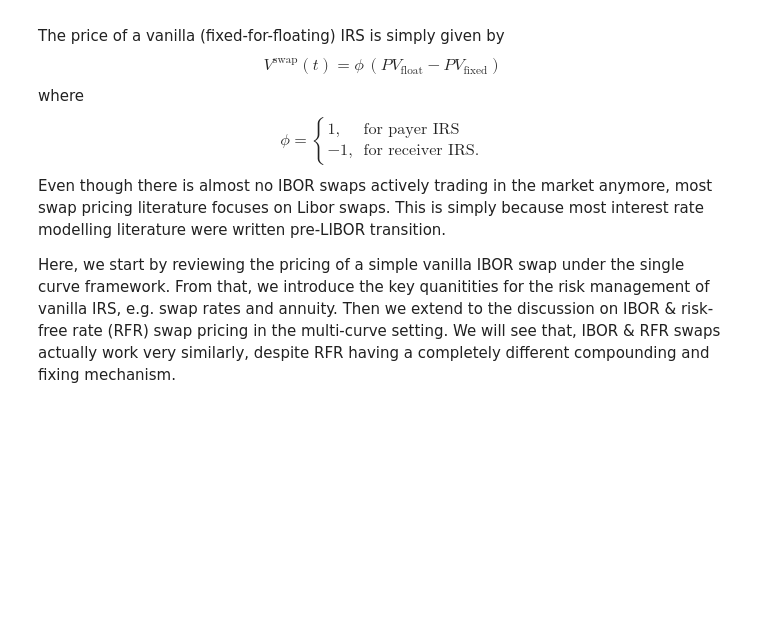
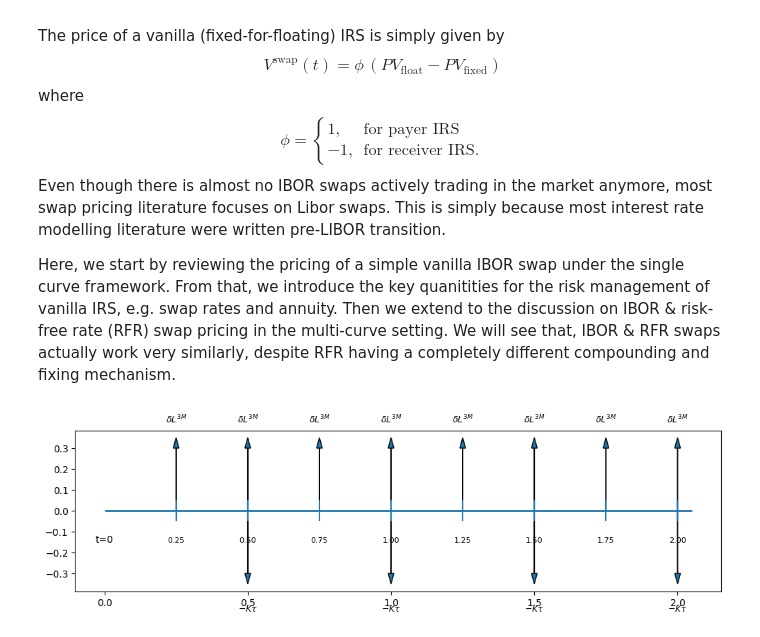
Before and after one commit to NoeticAcademy/theoria, a Jupyter notebook: notebooks/finance/interest_rate/__intermediate__interest_rate_swaps.ipynb, the cells around one changed output. Saved outputs shown, nothing was run; the diff lists cells and outputs as text; code cells hidden in the pictures; blank space fills up the shorter version.

```diff
--- a/notebooks/finance/interest_rate/__intermediate__interest_rate_swaps.ipynb
+++ b/notebooks/finance/interest_rate/__intermediate__interest_rate_swaps.ipynb
@@ -20,6 +20,35 @@ $$
 Even though there is almost no IBOR swaps actively trading in the market anymore, most swap pricing literature focuses on Libor swaps. This is simply because most interest rate modelling literature were written pre-LIBOR transition.
 
 Here, we start by reviewing the pricing of a simple vanilla IBOR swap under the single curve framework. From that, we introduce the key quanitities for the risk management of vanilla IRS, e.g. swap rates and annuity. Then we extend to the discussion on IBOR & risk-free rate (RFR) swap pricing in the multi-curve setting. We will see that, IBOR & RFR swaps actually work very similarly, despite RFR having a completely different compounding and fixing mechanism.
+# %%
+import matplotlib.pyplot as plt
+
+# Payment dates
+float_dates = [0.25 * i for i in range(1, 9)]   # Quarterly (3M)
+fixed_dates = [0.5 * i for i in range(1, 5)]    # Semi-annual
+
+fig, ax = plt.subplots(figsize=(12, 3))
+
+# Timeline
+ax.hlines(0, 0, 2.05, linewidth=2)
+ax.text(0, -0.15, "t=0", ha='center')
+
+# Floating leg cashflows (above timeline)
+for t in float_dates:
+    ax.arrow(t, 0, 0, 0.35, head_width=0.02, head_length=0.05, length_includes_head=True)
+    ax.text(t, 0.42, r"$\delta L^{3M}$", ha='center', fontsize=9)
+
+# Fixed leg cashflows (below timeline)
+for t in fixed_dates:
+    ax.arrow(t, 0, 0, -0.35, head_width=0.02, head_length=0.05, length_includes_head=True)
+    ax.text(t, -0.48, r"$-K\tau$", ha='center', fontsize=9)
+
+# Mark dates
+for t in sorted(set(float_dates + fixed_dates)):
+    ax.vlines(t, -0.05, 0.05)
+    ax.text(t, -0.15, f"{t:.2f}", ha='center', fontsize=8)
+# %% [output]
+[figure, added]
 # %% [markdown]
 ## IBOR swap pricing
 
```
Also changed, not shown: parts of 4 cells of this notebook.
